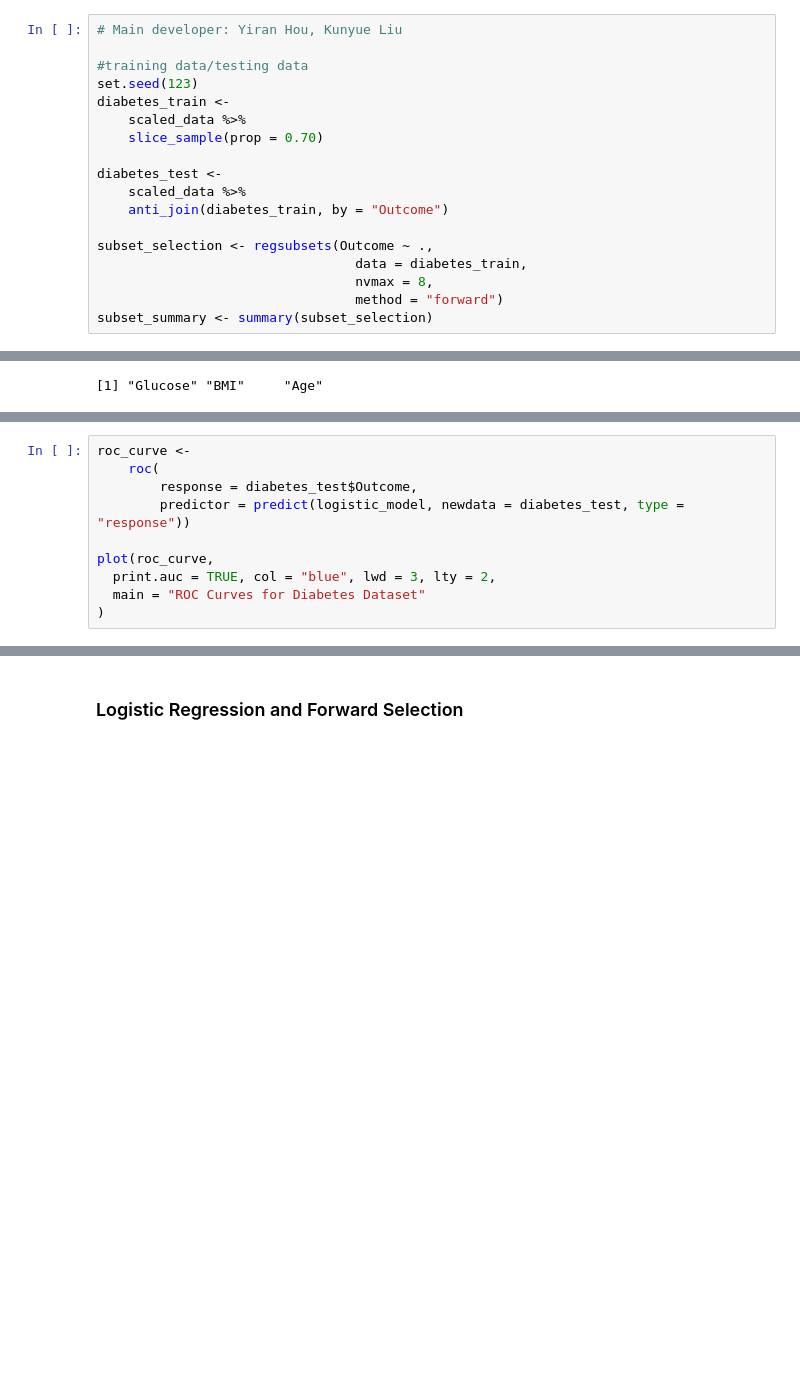
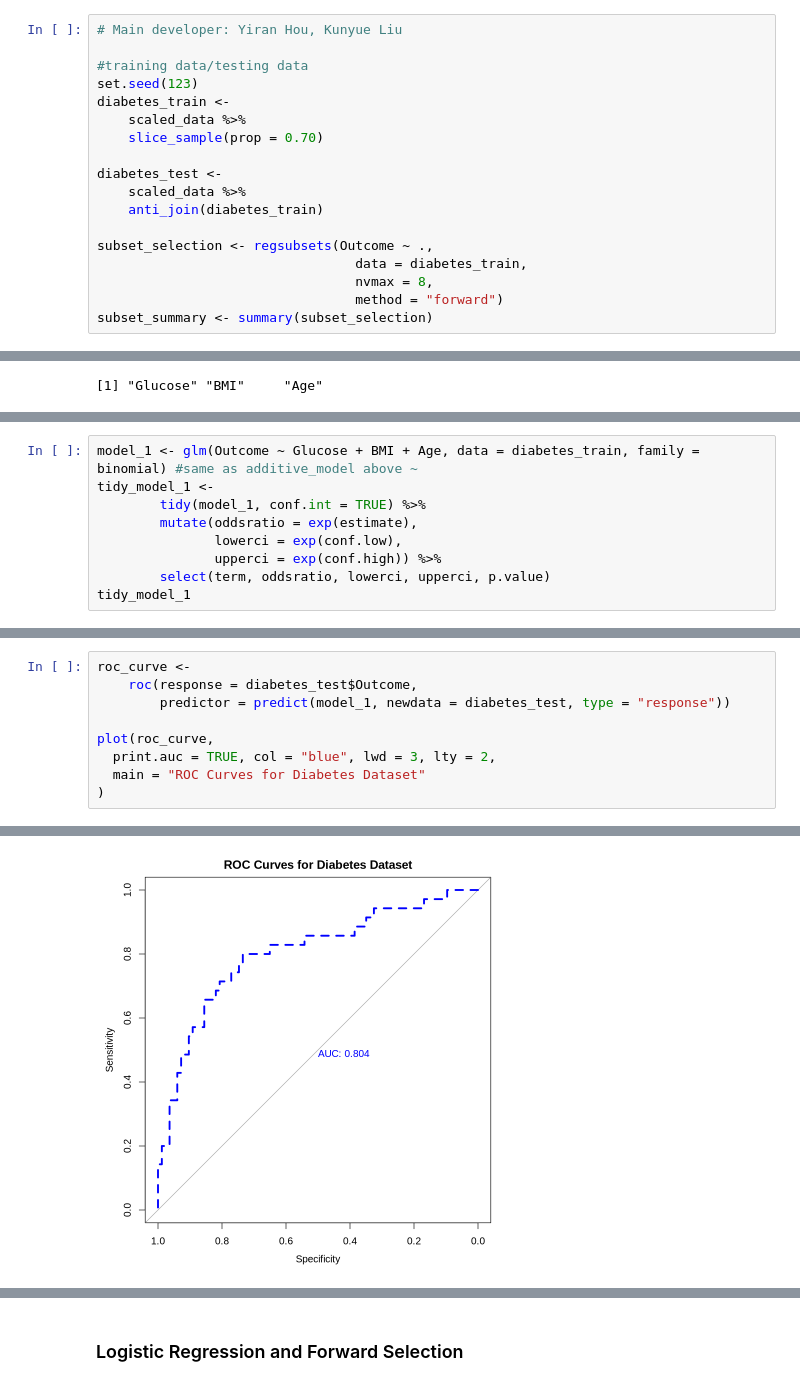
Before and after one commit to yoykyL/STAT301-Final-Report, a Jupyter notebook: Final_Report.ipynb, the cells around one changed output, grey strips where cells are left out. Cells and saved outputs as stored; diff of their text form; blank space fills up the shorter version.

Commit message:
model 1 update (additive 3 variable model)

```diff
--- a/Final_Report.ipynb
+++ b/Final_Report.ipynb
@@ -264,7 +264,7 @@ diabetes_train <-
 
 diabetes_test <-
     scaled_data %>%
-    anti_join(diabetes_train, by = "Outcome")
+    anti_join(diabetes_train)
 
 subset_selection <- regsubsets(Outcome ~ .,
                                  data = diabetes_train,
@@ -321,0 +330,9 @@ ERROR: Error: object 'additive_summary' not found
+# %%
+model_1 <- glm(Outcome ~ Glucose + BMI + Age, data = diabetes_train, family = binomial) #same as additive_model above ~
+tidy_model_1 <-
+        tidy(model_1, conf.int = TRUE) %>%
+        mutate(oddsratio = exp(estimate),
+               lowerci = exp(conf.low),
+               upperci = exp(conf.high)) %>%
+        select(term, oddsratio, lowerci, upperci, p.value)
+tidy_model_1
@@ -322,8 +347,7 @@ ERROR: Error: object 'additive_summary' not found
 # %%
 roc_curve <-
-    roc(
-        response = diabetes_test$Outcome,
-        predictor = predict(logistic_model, newdata = diabetes_test, type = "response"))
+    roc(response = diabetes_test$Outcome,
+        predictor = predict(model_1, newdata = diabetes_test, type = "response"))
 
 plot(roc_curve,
   print.auc = TRUE, col = "blue", lwd = 3, lty = 2,
@@ -334,2 +360,3 @@ ERROR: Error in family(object)$linkinv(pred): Argument eta must be a nonempty nu
+[figure, added]
 # %% [markdown]
 The best model in Yiran's individual assignment is an addictive model for Glucose, BMI and Age:
```
Also changed, not shown: parts of 7 cells of this notebook.
